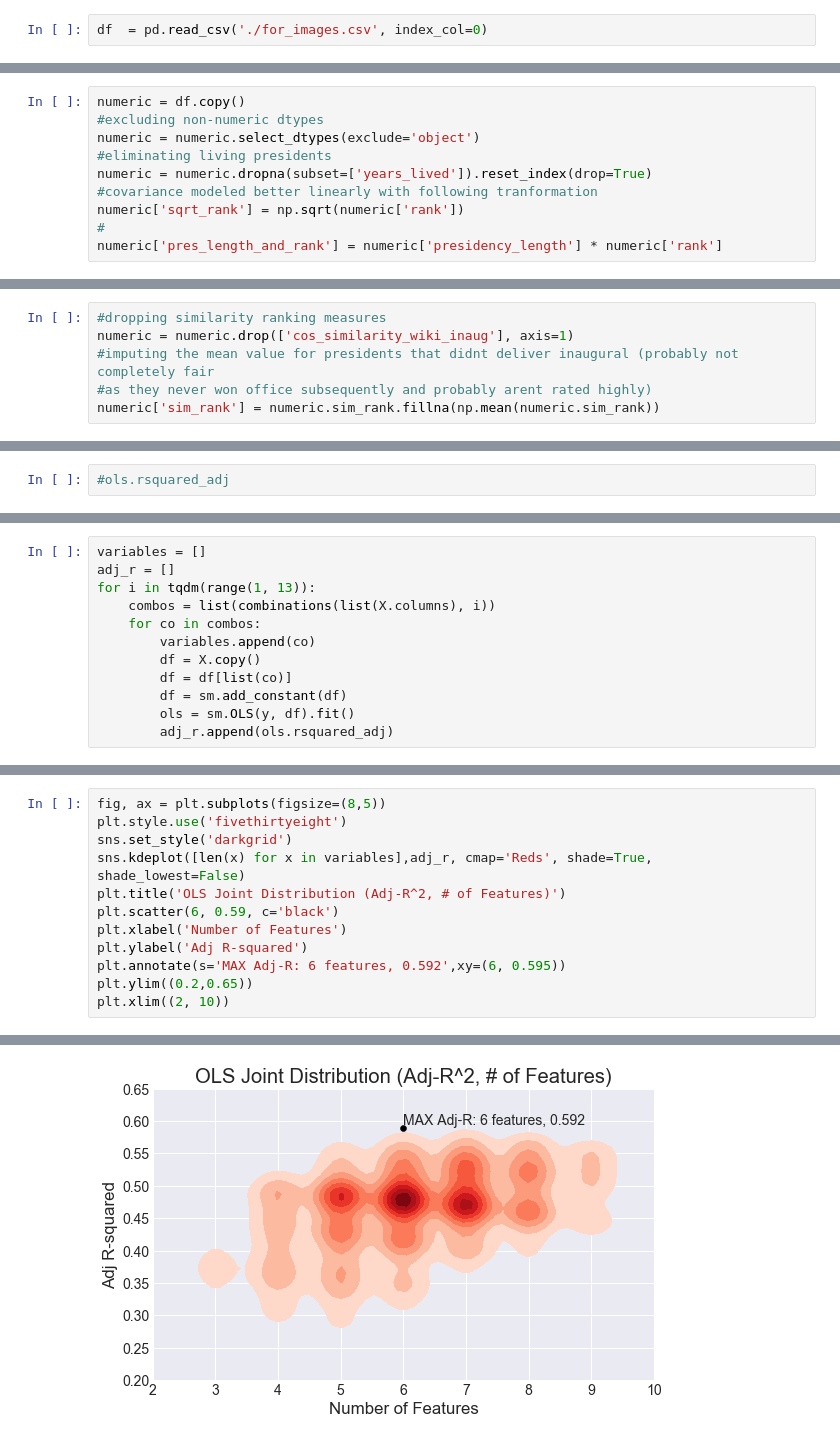
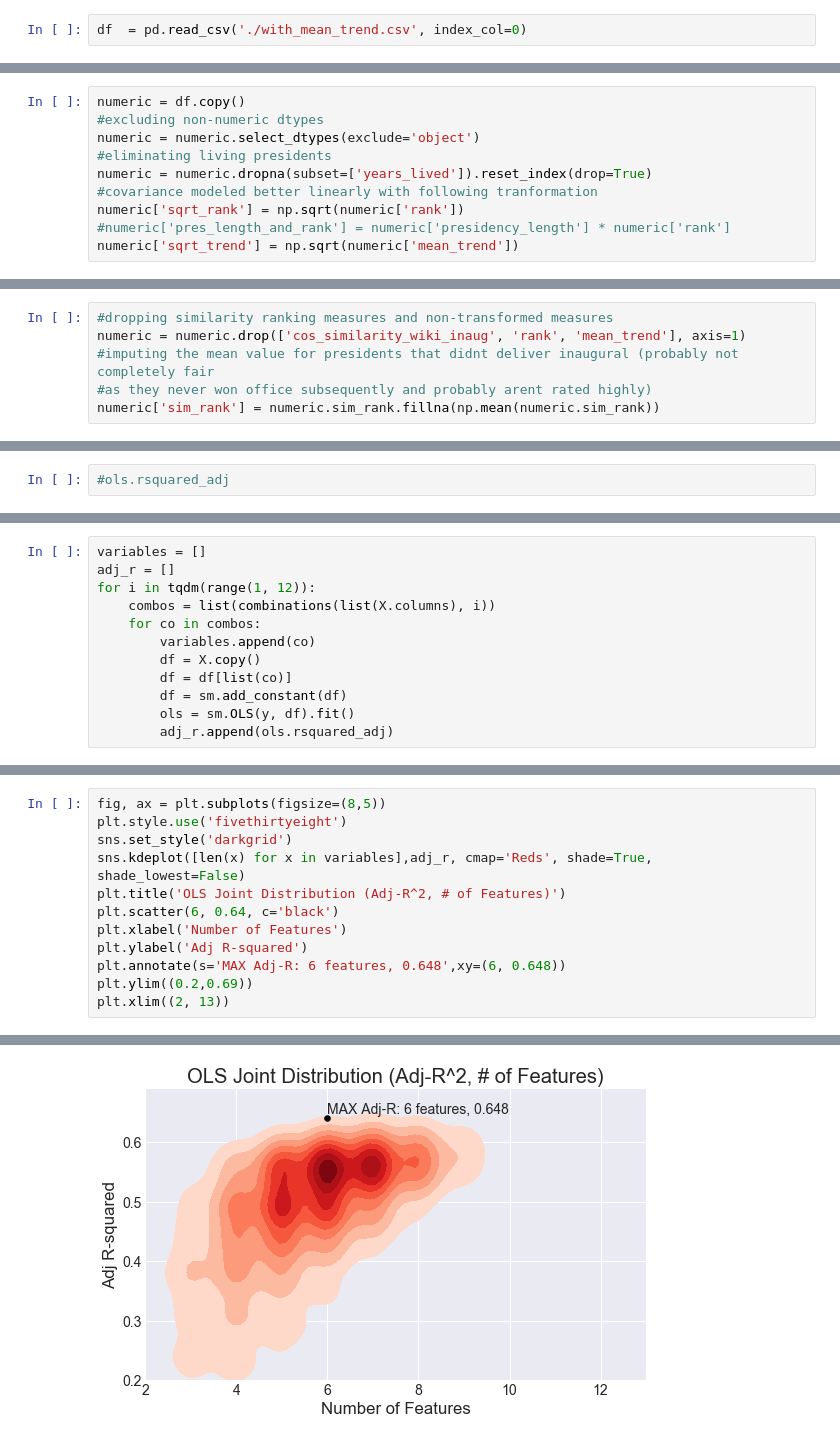
Before and after one commit to slevin886/the_presidents, a Jupyter notebook: model_building.ipynb, the cells around one changed output, grey strips where cells are left out. Cells and saved outputs as stored; diff of their text form.

Commit message:
full models run including trend feature

```diff
--- a/model_building.ipynb
+++ b/model_building.ipynb
@@ -10,7 +10,7 @@ from tqdm import tqdm
 import seaborn as sns
 %matplotlib inline
 # %%
-df  = pd.read_csv('./for_images.csv', index_col=0)
+df  = pd.read_csv('./with_mean_trend.csv', index_col=0)
 # %%
 #making 0 values null for death year
 df.loc[(df['death_year'] == 0), 'death_year'] = np.nan
@@ -22,8 +22,8 @@ numeric = numeric.select_dtypes(exclude='object')
 numeric = numeric.dropna(subset=['years_lived']).reset_index(drop=True)
 #covariance modeled better linearly with following tranformation
 numeric['sqrt_rank'] = np.sqrt(numeric['rank'])
-#
-numeric['pres_length_and_rank'] = numeric['presidency_length'] * numeric['rank']
+#numeric['pres_length_and_rank'] = numeric['presidency_length'] * numeric['rank']
+numeric['sqrt_trend'] = np.sqrt(numeric['mean_trend'])
 # %%
 np.abs(numeric.corr()['Words on Page']).sort_values()
 # %% [output]
@@ -46,8 +47,8 @@ sqrt_rank                    0.627519
 Words on Page                1.000000
 Name: Words on Page, dtype: float64
 # %%
-#dropping similarity ranking measures
-numeric = numeric.drop(['cos_similarity_wiki_inaug'], axis=1)
+#dropping similarity ranking measures and non-transformed measures
+numeric = numeric.drop(['cos_similarity_wiki_inaug', 'rank', 'mean_trend'], axis=1)
 #imputing the mean value for presidents that didnt deliver inaugural (probably not completely fair
 #as they never won office subsequently and probably arent rated highly)
 numeric['sim_rank'] = numeric.sim_rank.fillna(np.mean(numeric.sim_rank))
@@ -70,7 +67,7 @@ X.shape
 # %%
 variables = []
 adj_r = []
-for i in tqdm(range(1, 13)):
+for i in tqdm(range(1, 12)):
     combos = list(combinations(list(X.columns), i))
     for co in combos:
         variables.append(co)
@@ -95,10 +99,10 @@ plt.style.use('fivethirtyeight')
 sns.set_style('darkgrid')
 sns.kdeplot([len(x) for x in variables],adj_r, cmap='Reds', shade=True, shade_lowest=False)
 plt.title('OLS Joint Distribution (Adj-R^2, # of Features)')
-plt.scatter(6, 0.59, c='black')
+plt.scatter(6, 0.64, c='black')
 plt.xlabel('Number of Features')
 plt.ylabel('Adj R-squared')
-plt.annotate(s='MAX Adj-R: 6 features, 0.592',xy=(6, 0.595))
-plt.ylim((0.2,0.65))
-plt.xlim((2, 10))
+plt.annotate(s='MAX Adj-R: 6 features, 0.648',xy=(6, 0.648))
+plt.ylim((0.2,0.69))
+plt.xlim((2, 13))
 # %% [output]
@@ -106,4 +110,4 @@ plt.xlim((2, 10))
-[figure, old version]
+[figure, new version]
 # %%
 df = X.copy()
 df = df[['Num Wiki References', 'profile_dates_mean', 'profile_dates_std',
```
Also changed, not shown: parts of 11 cells of this notebook.
